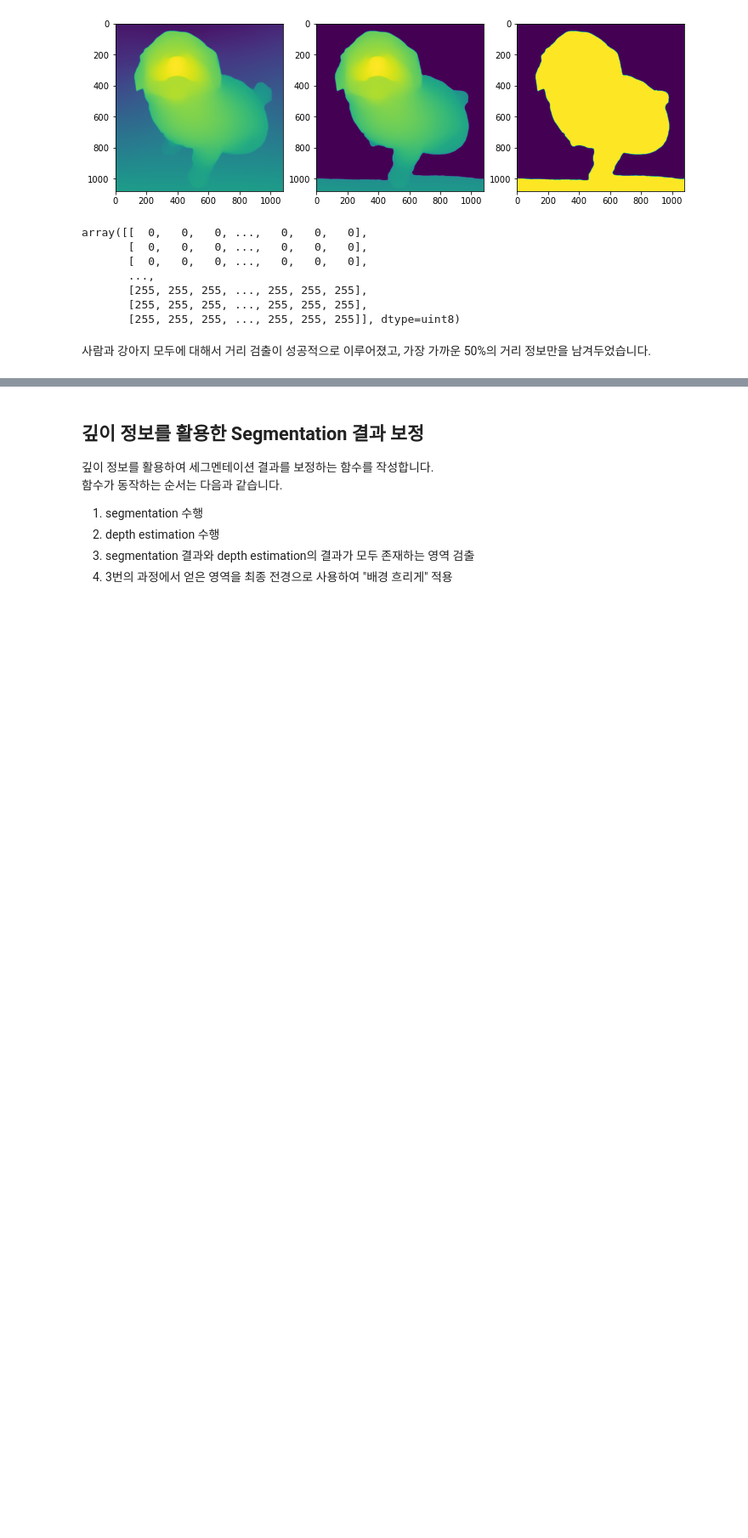
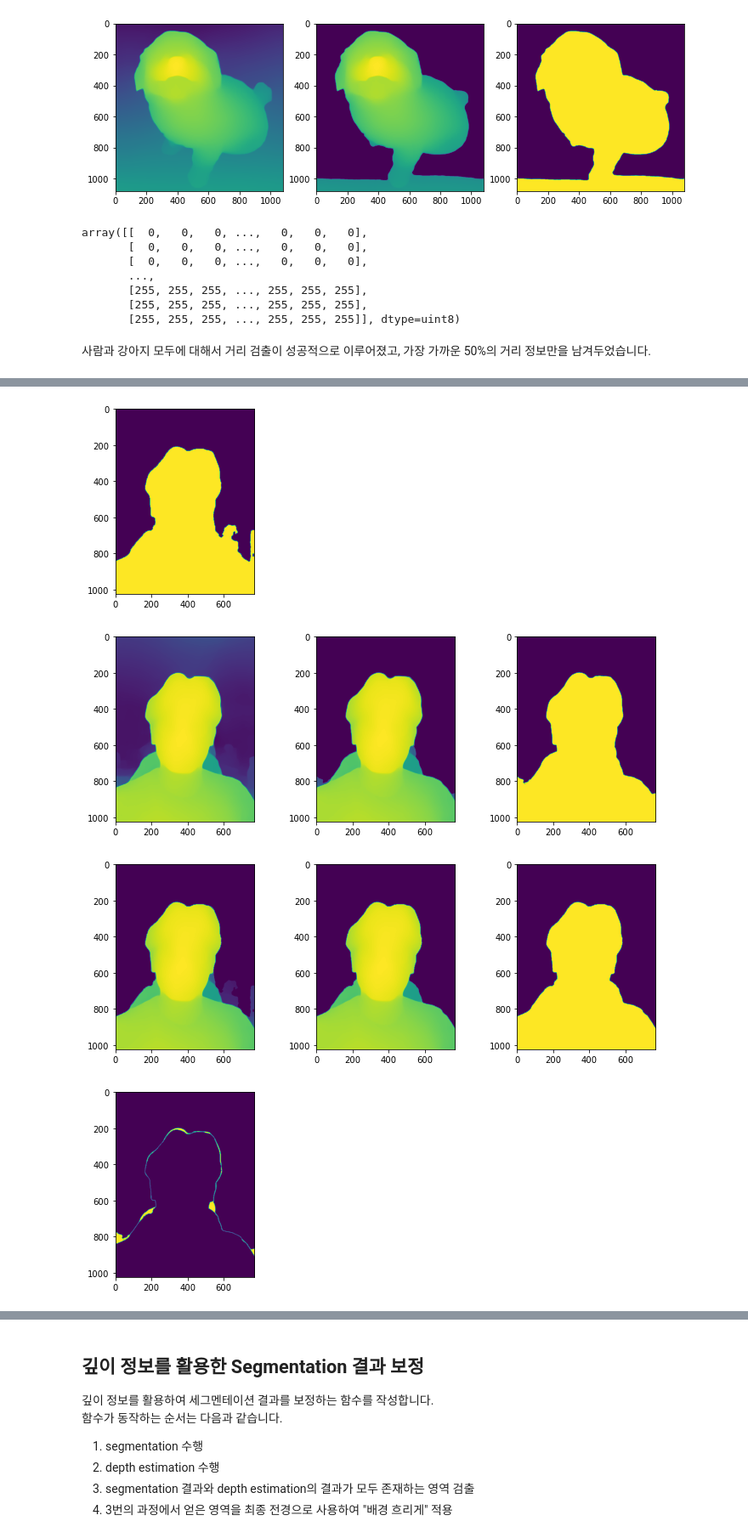
Before and after one commit to jhoon-kim/AIFFEL_2021, a Jupyter notebook: Exploration/[E07]human_seg.ipynb, the cells around one changed output, grey strips where cells are left out. Shown at 85% size. Cells and saved outputs as stored; diff of their text form; code cells hidden in the pictures; blank space fills up the shorter version.

Commit message:
Add files via upload
"get_depth_ext" 함수와 실행한 결과 추가

```diff
--- a/Exploration/[E07]human_seg.ipynb
+++ b/Exploration/[E07]human_seg.ipynb
@@ -414,0 +466,12 @@ array([[  0,   0,   0, ...,   0,   0,   0],
+# %%
+seg = get_seg("images/face2.jpg")
+plt.imshow(seg)
+depth = get_depth("images/face2.jpg", debug=True)
+depth_ext = get_depth_ext("images/face2.jpg", seg, debug=1)
+plt.imshow(cv2.bitwise_xor(depth, depth_ext))
+plt.show()
+# %% [output]
+[figure, added]
+[figure, added]
+[figure, added]
+[figure, added]
```
Also changed, not shown: parts of 10 cells of this notebook.
